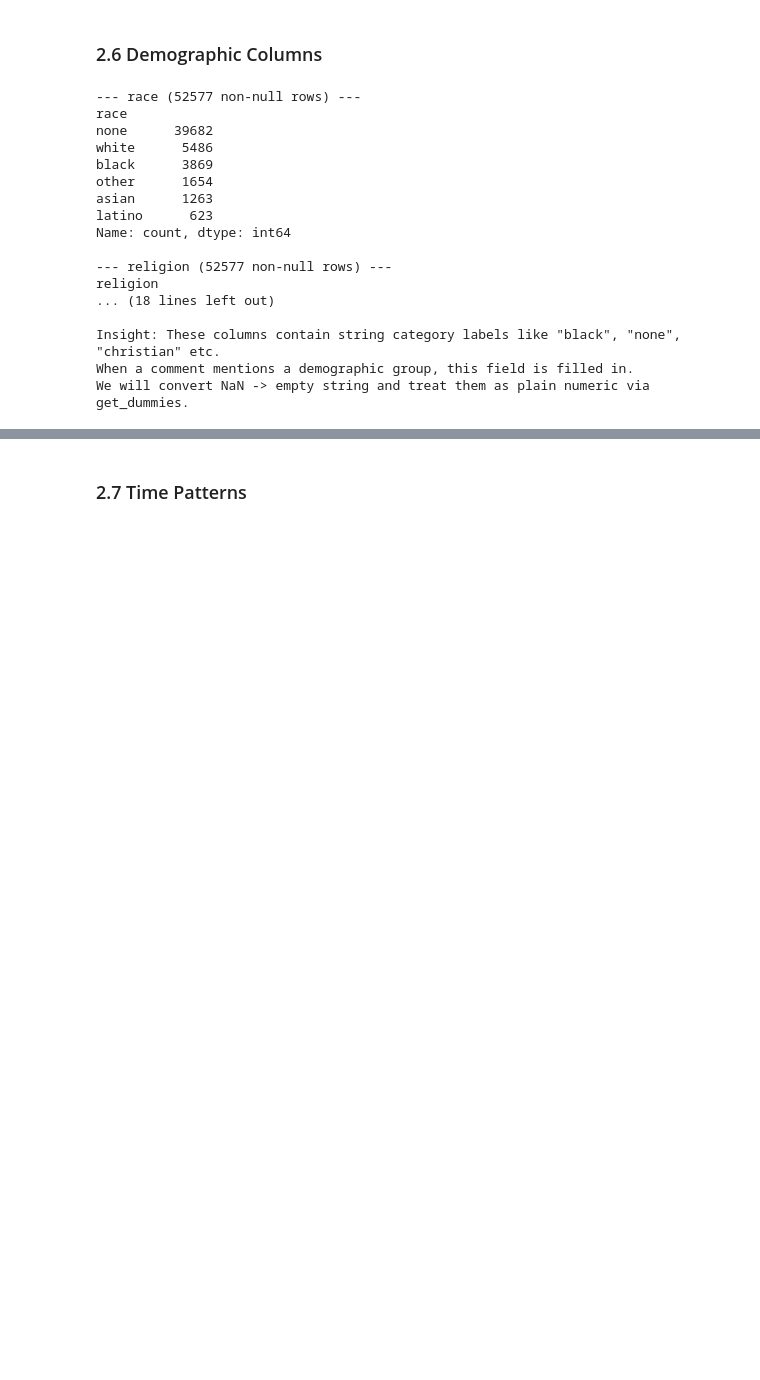
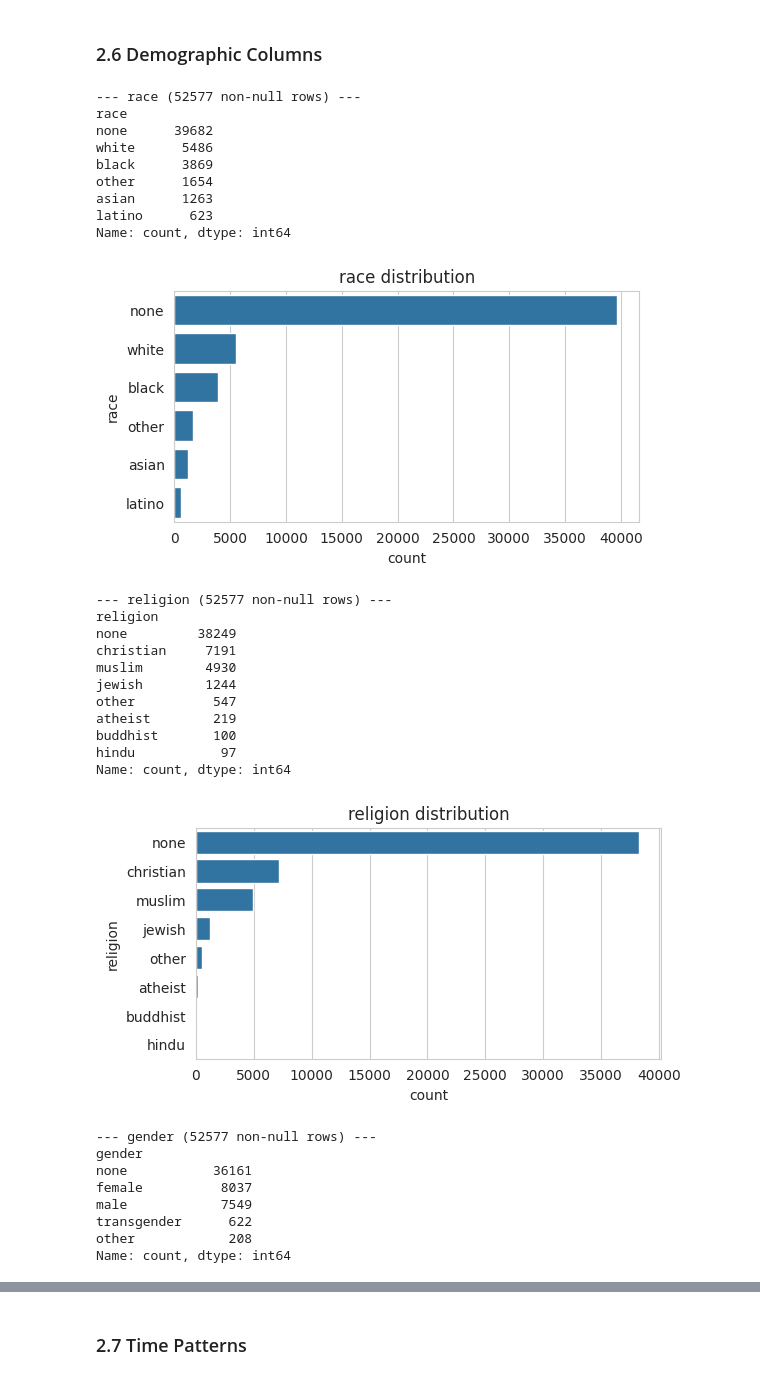
Before and after one commit to Avhi-kr/MLP_Project_Jan26, a Jupyter notebook: Main Notebook/FinalNoteboook.ipynb, the cells around one changed output, grey strips where cells are left out. Cells and saved outputs as stored; diff of their text form; code cells hidden in the pictures; blank space fills up the shorter version.

```diff
--- a/Main Notebook/FinalNoteboook.ipynb
+++ b/Main Notebook/FinalNoteboook.ipynb
@@ -313,29 +316,45 @@ across classes, confirming they carry label signal beyond just noise.
 # %%
 # only about 27% of rows have values here, so let's look at what they contain
 for col in ['race', 'religion', 'gender']:
     non_null = train[col].dropna()
     print(f'--- {col} ({len(non_null)} non-null rows) ---')
     print(non_null.value_counts())
     print()
-
+    plt.figure(figsize=(6,3))
+    sns.countplot(y=col, data=train, order=train[col].value_counts().index)
+    plt.title(f'{col} distribution')
+    plt.show()
 print('Insight: These columns contain string category labels like "black", "none", "christian" etc.')
 print('When a comment mentions a demographic group, this field is filled in.')
 print('We will convert NaN -> empty string and treat them as plain numeric via get_dummies.')
 # %% [output]
 --- race (52577 non-null rows) ---
 race
 none      39682
 white      5486
 black      3869
 other      1654
 asian      1263
 latino      623
 Name: count, dtype: int64
-
---- religion (52577 non-null rows) ---
-religion
-... (18 lines left out)
-
-Insight: These columns contain string category labels like "black", "none", "christian" etc.
-When a comment mentions a demographic group, this field is filled in.
-We will convert NaN -> empty string and treat them as plain numeric via get_dummies.
+[figure, added]
+--- religion (52577 non-null rows) ---
+religion
+none         38249
+christian     7191
+muslim        4930
+jewish        1244
+other          547
+atheist        219
+buddhist       100
+hindu           97
+Name: count, dtype: int64
+[figure, added]
+--- gender (52577 non-null rows) ---
+gender
+none           36161
+female          8037
+male            7549
+transgender      622
+other            208
+Name: count, dtype: int64
```
Also changed, not shown: parts of 21 cells of this notebook.
